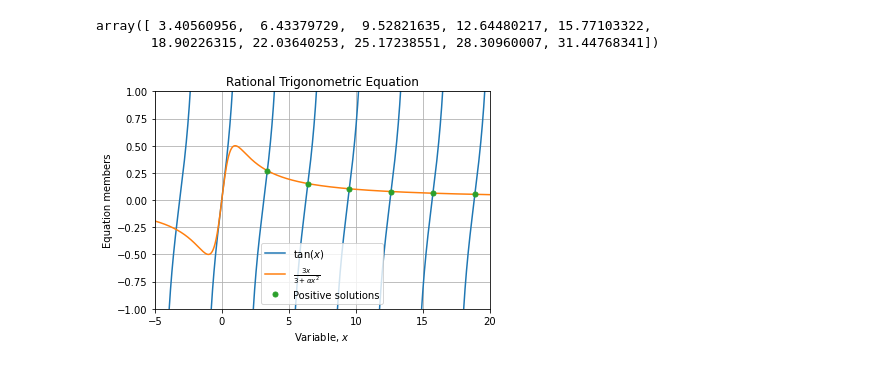
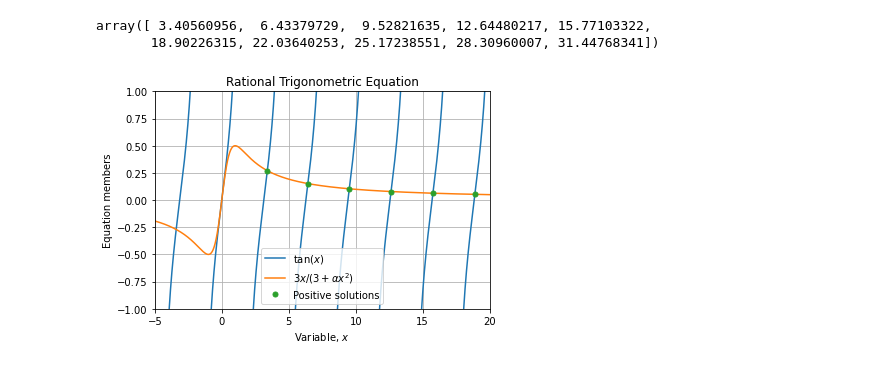
Before and after one commit to jlandercy/cookbook, a Jupyter notebook: python/posts/CrankDiffusion.ipynb, the cells around one changed output. Cells and saved outputs as stored; diff of their text form; code cells hidden in the pictures.

```diff
--- a/python/posts/CrankDiffusion.ipynb
+++ b/python/posts/CrankDiffusion.ipynb
@@ -63,17 +63,17 @@ lhs[q] = np.nan
 # %%
 fig, axe = plt.subplots()
 axe.plot(xlin, lhs, label=r"$\tan(x)$")
-axe.plot(xlin, handler.rhs(xlin), label=r"$\frac{3 x}{3 + \alpha x^2}$")
+axe.plot(xlin, handler.rhs(xlin), label=r"$3 x / (3 + \alpha x^2)$")
 axe.plot(xr, handler.rhs(xr), ".", markersize=10, label="Positive solutions")
 axe.set_xlim([-5, 20])
 axe.set_ylim([-1, 1])
 axe.set_title("Rational Trigonometric Equation")
 axe.set_xlabel(r"Variable, $x$")
 axe.set_ylabel(r"Equation members")
 axe.legend()
 axe.grid()
 # %% [output]
-[figure, old version]
+[figure, new version]
 # %%
 class CrankDiffusion:
 
```
Also changed, not shown: parts of 8 cells of this notebook.
